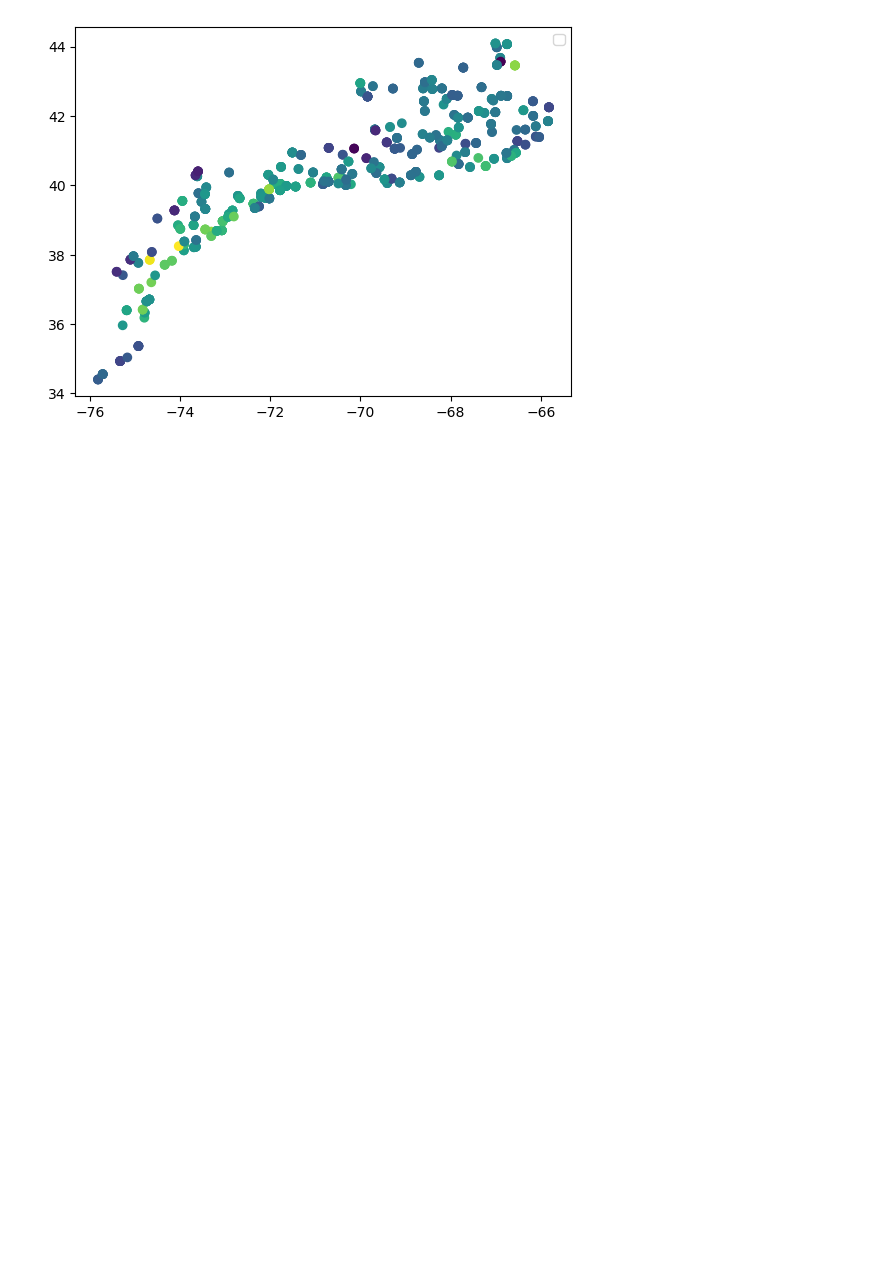
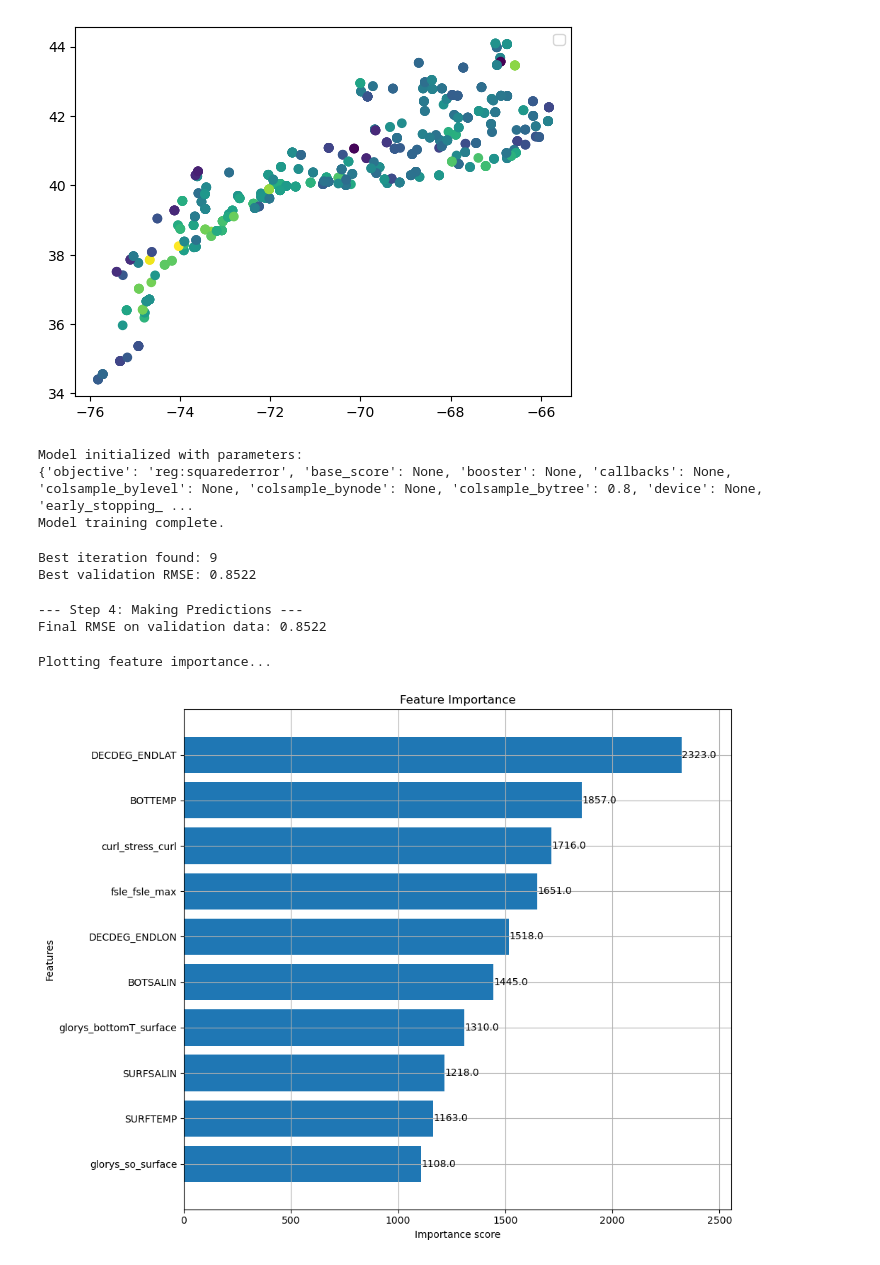
Before and after one commit to fish-pace/2026-proj-Trawling4PACE, a Jupyter notebook: contributor_folders/hsynan/RF_BRT_modeldevelopment.ipynb, the cells around one changed output. Cells and saved outputs as stored; diff of their text form; code cells hidden in the pictures; blank space fills up the shorter version.

Commit message:
Adding BRT model

```diff
--- a/contributor_folders/hsynan/RF_BRT_modeldevelopment.ipynb
+++ b/contributor_folders/hsynan/RF_BRT_modeldevelopment.ipynb
@@ -129,0 +184,66 @@ plt.legend()
+# %%
+xgb_reg = xgb.XGBRegressor(
+    # --- Boosting Parameters (How the model learns) ---
+    n_estimators=10,         # Analogous to the "richness" of the model. Number of trees to build.
+                               # We set this high and use early stopping to find the optimal number.
+    learning_rate=0.01,        # Analogous to a shrinkage parameter. Lower values make the model more robust.
+
+    # --- Tree Complexity Parameters ---
+    max_depth=5,               # Analogous to `k` in s(x, k=...). Controls max interaction depth.
+    min_child_weight=1,        # A form of regularization. Prevents learning highly specific patterns.
+    gamma=0.1,                 # Analogous to `sp`. A value > 0 penalizes splits, making the model more conservative.
+    subsample=0.8,             # Use 80% of data for building each tree. Adds randomness to fight overfitting.
+    colsample_bytree=0.8,      # Use 80% of features for building each tree. Also for overfitting.
+
+    # --- Regularization Parameters ---
+    reg_alpha=0.005,           # L1 regularization on leaf weights.
+    reg_lambda=1,              # L2 regularization on leaf weights.
+
+    # --- Technical Parameters ---
+    objective='reg:squarederror', # The loss function to optimize.
+    n_jobs=-1,                 # Use all available CPU cores.
+    random_state=42,           # For reproducibility.
+    eval_metric='rmse'         # Metric to monitor during training.
+)
+
+print("Model initialized with parameters:")
+print(xgb_reg.get_params())
+
+xgb_reg.fit(X_train, y_train,
+            eval_set=[(X_test, y_test)],
+            verbose=False) # Set verbose=True to see the training progress
+
+print(f"Model training complete.")
+# %% [output]
+Model initialized with parameters:
+{'objective': 'reg:squarederror', 'base_score': None, 'booster': None, 'callbacks': None, 'colsample_bylevel': None, 'colsample_bynode': None, 'colsample_bytree': 0.8, 'device': None, 'early_stopping_ ...
+Model training complete.
+# %%
+results = xgb_reg.evals_result()
+best_iteration = np.argmin(results['validation_0']['rmse'])
+best_score = results['validation_0']['rmse'][best_iteration]
+
+print(f"Best iteration found: {best_iteration}")
+print(f"Best validation RMSE: {best_score:.4f}")
+# %% [output]
+Best iteration found: 9
+Best validation RMSE: 0.8522
+# %%
+print("\n--- Step 4: Making Predictions ---")
+predictions_brt = xgb_reg.predict(X_test)
+
+# Evaluate the model
+rmse = np.sqrt(mean_squared_error(y_test, predictions_brt))
+print(f"Final RMSE on validation data: {rmse:.4f}")
+# %% [output]
+--- Step 4: Making Predictions ---
+Final RMSE on validation data: 0.8522
+# %%
+print("Plotting feature importance...")
+fig, ax = plt.subplots(figsize=(10, 8))
+xgb.plot_importance(xgb_reg, ax=ax, max_num_features=10, height=0.8, title="Feature Importance")
+plt.tight_layout()
+plt.show()
+# %% [output]
+Plotting feature importance...
+[figure, added]
```
Also changed, not shown: parts of 9 cells of this notebook.
